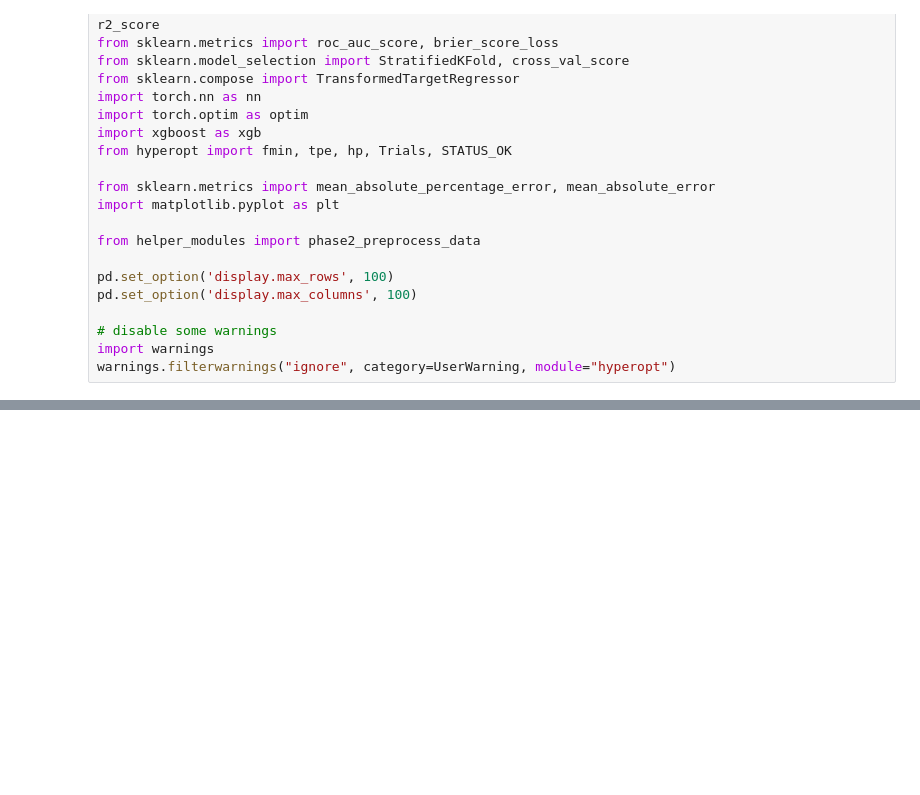
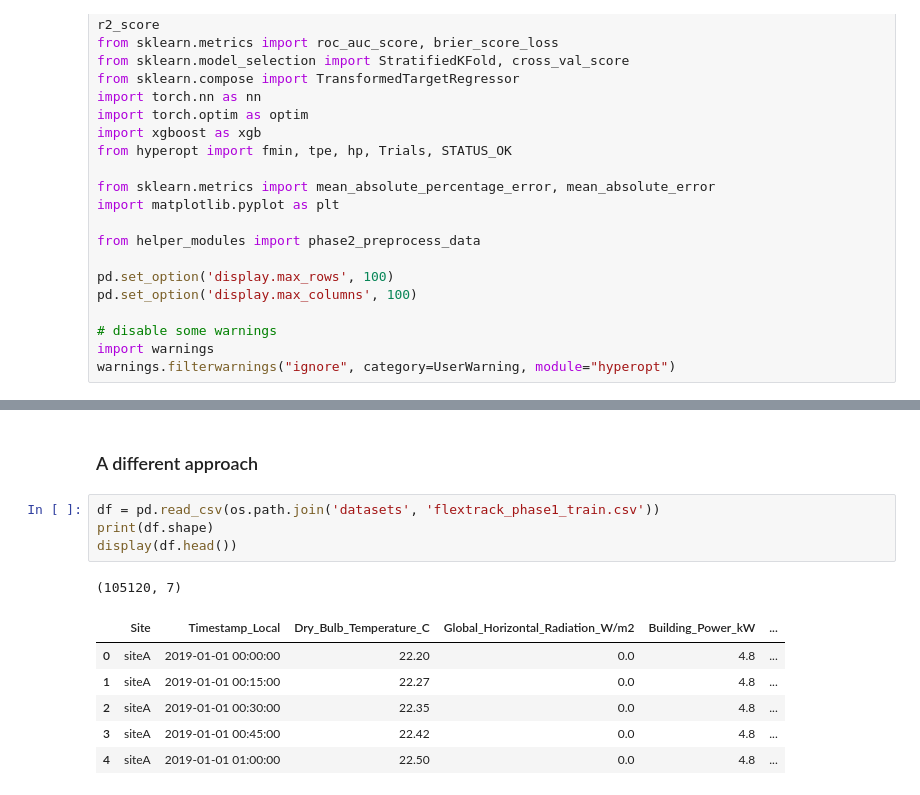
Before and after one commit to truongbnguyen88/nrg_hackathon_sept2025, a Jupyter notebook: phase2_train_method3.ipynb, the cells around one changed output, grey strips where cells are left out. Drawn from its saved outputs; the diff is of its cells as text; blank space fills up the shorter version.

Commit message:
add a single regressor approach

```diff
--- a/phase2_train_method3.ipynb
+++ b/phase2_train_method3.ipynb
@@ -155,0 +252,14 @@ print("Models saved.")
+# %% [markdown]
+### A different approach
+# %%
+df = pd.read_csv(os.path.join('datasets', 'flextrack_phase1_train.csv'))
+print(df.shape)
+display(df.head())
+# %% [output]
+(105120, 7)
+|  | Site | Timestamp_Local | Dry_Bulb_Temperature_C | Global_Horizontal_Radiation_W/m2 | Building_Power_kW | ... |
+| 0 | siteA | 2019-01-01 00:00:00 | 22.20 | 0.0 | 4.8 | ... |
+| 1 | siteA | 2019-01-01 00:15:00 | 22.27 | 0.0 | 4.8 | ... |
+| 2 | siteA | 2019-01-01 00:30:00 | 22.35 | 0.0 | 4.8 | ... |
+| 3 | siteA | 2019-01-01 00:45:00 | 22.42 | 0.0 | 4.8 | ... |
+| 4 | siteA | 2019-01-01 01:00:00 | 22.50 | 0.0 | 4.8 | ... |
```
Also changed, not shown: parts of 13 cells of this notebook, 3 other files.
